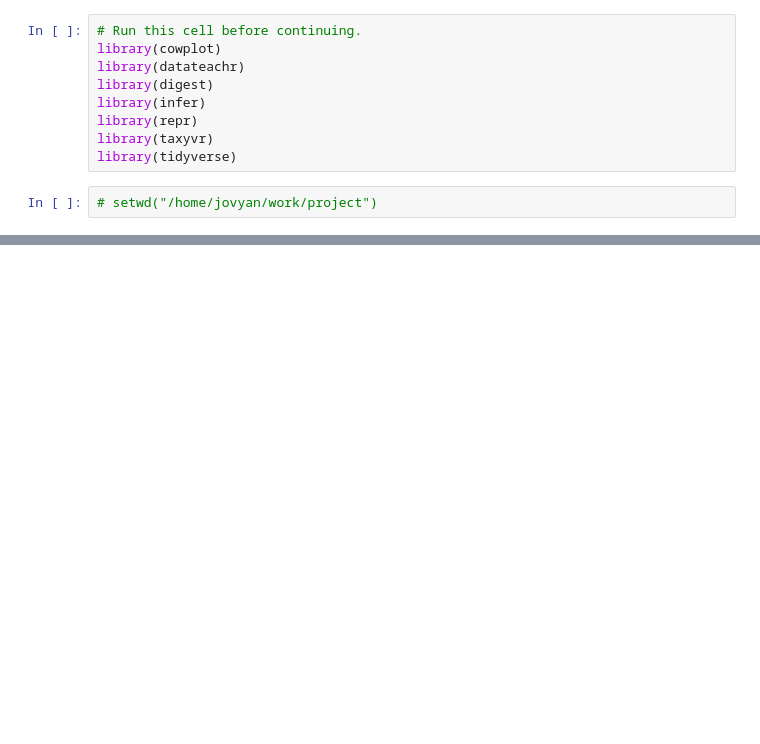
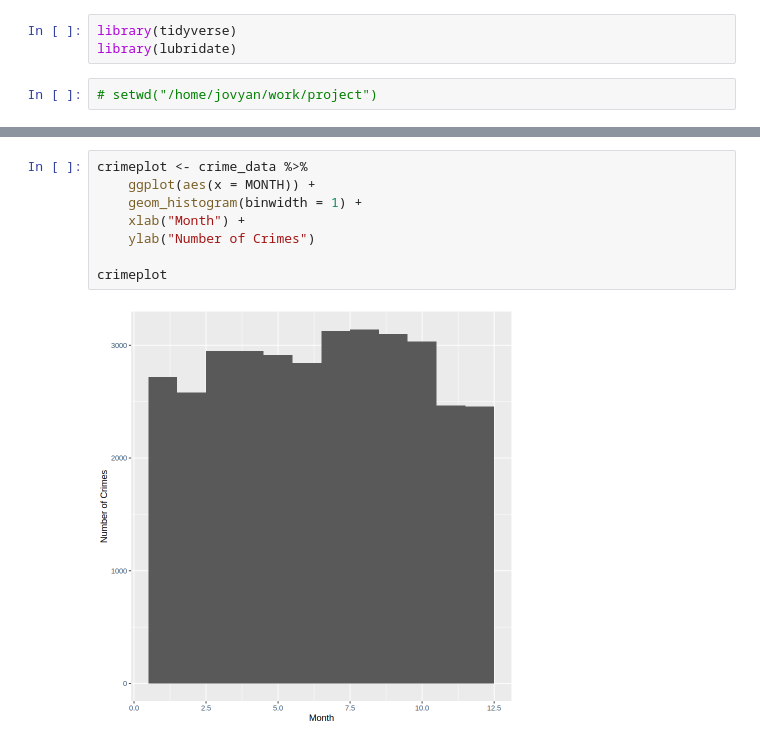
Before and after one commit to aradsab/Stat-201-Project, a Jupyter notebook: project/project.ipynb, the cells around one changed output, grey strips where cells are left out. Cells and saved outputs as stored; diff of their text form; blank space fills up the shorter version.

Commit message:
added plot and estimate

```diff
--- a/project/project.ipynb
+++ b/project/project.ipynb
@@ -1,12 +1,6 @@
 # %%
-# Run this cell before continuing.
-library(cowplot)
-library(datateachr)
-library(digest)
-library(infer)
-library(repr)
-library(taxyvr)
 library(tidyverse)
+library(lubridate)
 # %%
 # setwd("/home/jovyan/work/project")
 # %%
@@ -30,3 +24,13 @@ A tibble: 6 × 10
 | Break and Enter Commercial | 2022 | 3 | 19 | 6 | 42 | 10XX ALBERNI ST | West End | 491102.2 | 5459092 |
 | Break and Enter Commercial | 2022 | 2 | 23 | 23 | 0 | 10XX BALFOUR AVE | Shaughnessy | 490699.8 | 5455444 |
 | Break and Enter Commercial | 2022 | 2 | 25 | 10 | 15 | 10XX BALFOUR AVE | Shaughnessy | 490699.8 | 5455444 |
+# %%
+crimeplot <- crime_data %>%
+    ggplot(aes(x = MONTH)) +
+    geom_histogram(binwidth = 1) +
+    xlab("Month") +
+    ylab("Number of Crimes")
+
+crimeplot
+# %% [output]
+[figure, added]
```
Also changed, not shown: parts of 1 cell of this notebook.
